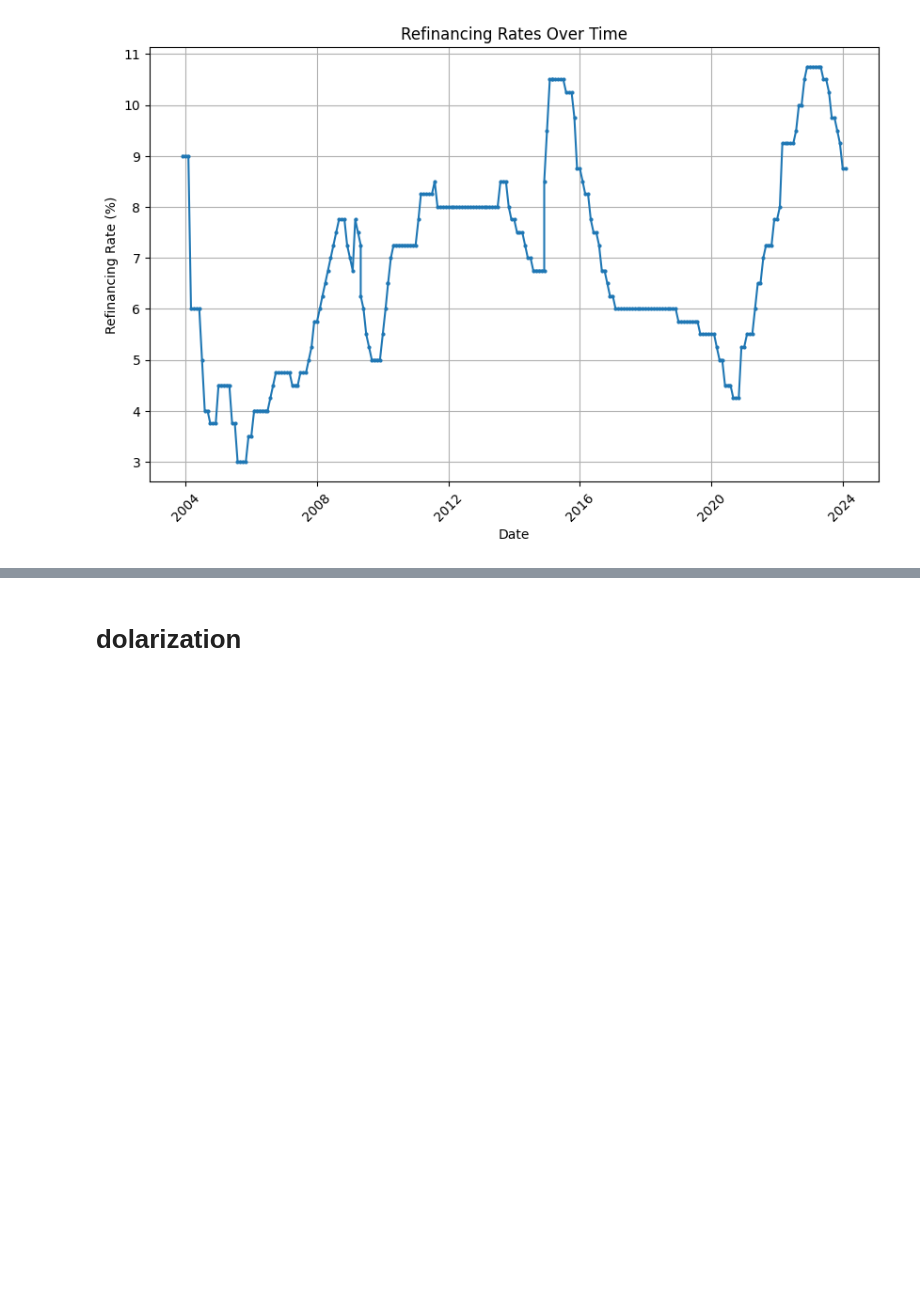
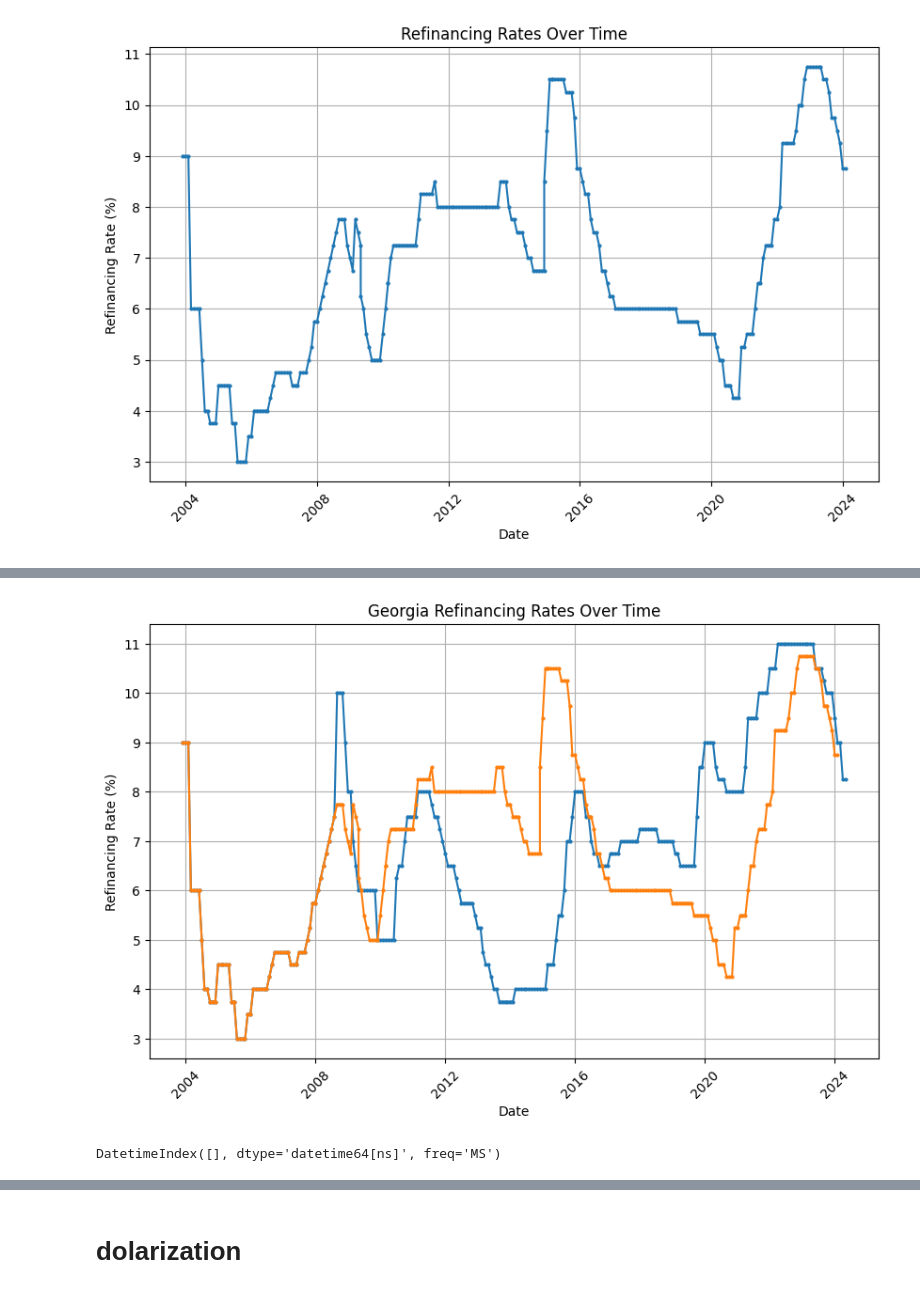
Before and after one commit to zhora-707/CBA-Rate-Path-prediction, a Jupyter notebook: prediction_draft.ipynb, the cells around one changed output, grey strips where cells are left out. Drawn from its saved outputs; the diff is of its cells as text; code cells hidden in the pictures; blank space fills up the shorter version.

Commit message:
data preparation modifie

```diff
--- a/prediction_draft.ipynb
+++ b/prediction_draft.ipynb
@@ -192,0 +236,4 @@ plt.show()
+# %%
+georgia_policy = pd.read_csv(url)
+
+print(georgia_policy.head())
@@ -192,0 +282,6 @@ plt.show()
+# %%
+georgia_policy.rename(columns={'Date_': 'Start_Date','Rate':'georgia_rate'}, inplace=True)
+# %%
+georgia_policy_head = refinancing_rate.reset_index()
+georgia_policy_head = georgia_policy_head[georgia_policy_head['Start_Date'] <= pd.Timestamp('2008-08-01')]
+georgia_policy_head
@@ -192,0 +306,19 @@ plt.show()
+# %%
+# Step 1: Rename the columns in georgia_policy to match those in georgia_policy_head
+georgia_policy.rename(columns={'georgia_rate': 'Refinancing_Rates'}, inplace=True)
+
+# Ensure both DataFrames have the same format for 'Start_Date'
+georgia_policy_head['Start_Date'] = pd.to_datetime(georgia_policy_head['Start_Date'])
+georgia_policy['Start_Date'] = pd.to_datetime(georgia_policy['Start_Date'])
+
+# Step 2: Concatenate the DataFrames
+georgia_policy = pd.concat([georgia_policy_head, georgia_policy], ignore_index=True)
+
+# To ensure no duplicate dates, especially if there's overlap in 'Start_Date':
+georgia_policy.drop_duplicates(subset='Start_Date', keep='last', inplace=True)
+
+# Sort by 'Start_Date' in case of any misalignment
+georgia_policy.sort_values('Start_Date', inplace=True)
+
+# Reset index after sorting
+georgia_policy.reset_index(drop=True, inplace=True)
@@ -192,0 +341,32 @@ plt.show()
+# %%
+# Now proceed with plotting
+plt.figure(figsize=(10, 6))  # Set the figure size for better readability
+plt.plot(georgia_policy['Start_Date'], georgia_policy['Refinancing_Rates'], marker='o', linestyle='-', markersize=2)
+plt.plot(refinancing_rate.index, refinancing_rate['Refinancing_Rates'], marker='o', linestyle='-', markersize=2)
+plt.title('Georgia Refinancing Rates Over Time')
+plt.xlabel('Date')
+plt.ylabel('Refinancing Rate (%)')
+plt.grid(True)
+plt.xticks(rotation=45)  # Rotate date labels for better readability
+
+# Show the plot
+plt.show()
+# %% [output]
+[figure, added]
+# %%
+# Convert 'Start_Date' to datetime
+georgia_policy['Start_Date'] = pd.to_datetime(georgia_policy['Start_Date'])
+
+# Set 'Start_Date' as index
+georgia_policy.set_index('Start_Date', inplace=True)
+
+# Create a full date range from start to end of your data, with monthly frequency
+full_range = pd.date_range(start=georgia_policy.index.min(), end=georgia_policy.index.max(), freq='MS')
+
+# Find missing months in your DataFrame
+missing_months = full_range.difference(georgia_policy.index)
+
+# Print missing months
+print(missing_months)
+# %% [output]
+DatetimeIndex([], dtype='datetime64[ns]', freq='MS')
```
Also changed, not shown: parts of 41 cells of this notebook.
